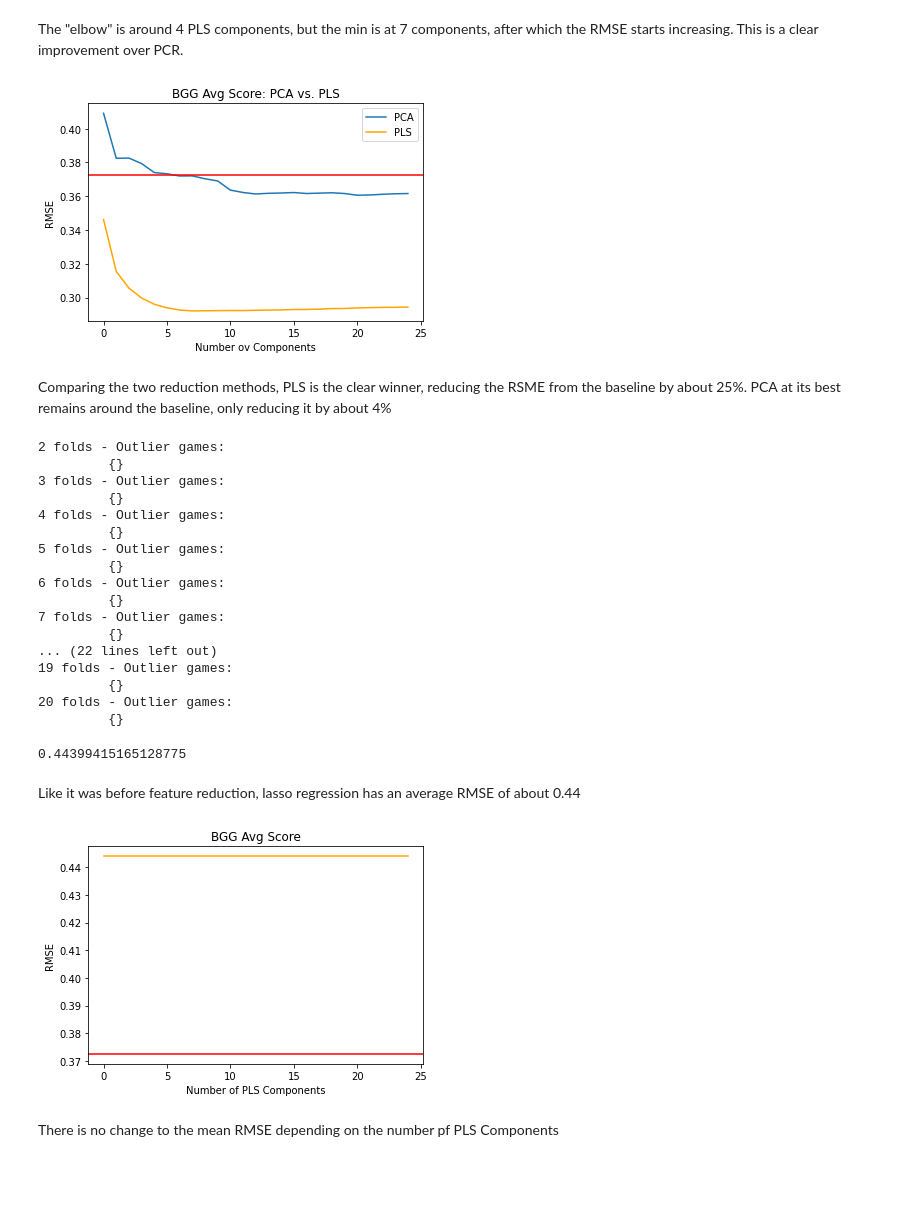
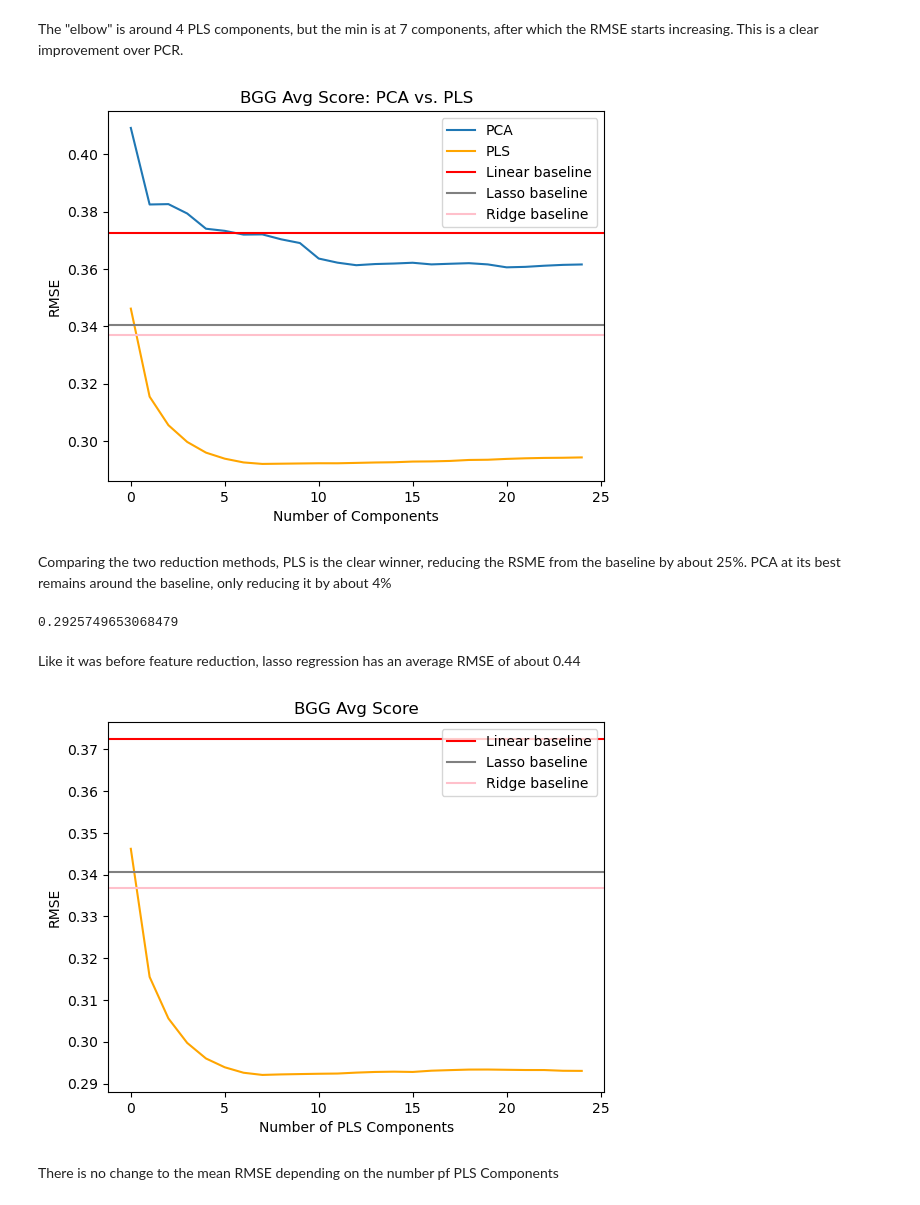
Before and after one commit to haddocksmack/bgg_ml, a Jupyter notebook: BGG_ML.ipynb, the cells around one changed output. Saved outputs shown, nothing was run; the diff lists cells and outputs as text; code cells hidden in the pictures; blank space fills up the shorter version.

```diff
--- a/BGG_ML.ipynb
+++ b/BGG_ML.ipynb
@@ -326,0 +315,12 @@ All games receive a resonable predictive score with PRC
+# %%
+# Try it with Lasso regression
+pca = PCA(random_state=42)
+
+X_reduced = pca.fit_transform(scale(X_train))
+
+pca_rmses = []
+
+#Check the first 25 principle components for RMSE
+for i in np.arange(1,26):
+    rmse = kfold_validate_score(X_reduced[:,:i], y_train, model=ridge)
+    pca_rmses.append(rmse)
@@ -340,7 +354,7 @@ rmse_pls
 # %% [markdown]
 The RMSE is now below 0.30. This is a clear improvement using PLS.
 # %%
-pls_rmses = []
+linear_pls_rmses = []
 
 #Check 1-25 PLS components for RMSE
 for i in np.arange(1,26):
@@ -351,5 +365,5 @@ for i in np.arange(1,26):
 
     rmse = kfold_validate_score(X_train_pls, y_train)
 
-    pls_rmses.append(rmse)
+    linear_pls_rmses.append(rmse)
 # %%
@@ -365,51 +384,31 @@ plt.title('BGG Avg Score');
 The "elbow" is around 4 PLS components, but the min is at 7 components, after which the RMSE starts increasing. This is a clear improvement over PCR.
 # %%
 plt.plot(pca_rmses, label='PCA')
-plt.plot(pls_rmses, label='PLS', color='orange')
-plt.axhline(rmse_no_tele, color='r')
+plt.plot(linear_pls_rmses, label='PLS', color='orange')
+
+# add baselines
+plt.axhline(rmse_no_tele, color='r', label='Linear baseline')
+plt.axhline(lasso_rmse, color='grey', label='Lasso baseline')
+plt.axhline(ridge_rmse, color='pink', label='Ridge baseline')
 
 plt.legend()
-plt.xlabel('Number ov Components')
+plt.xlabel('Number of Components')
 plt.ylabel('RMSE')
 plt.title('BGG Avg Score: PCA vs. PLS');
 # %% [output]
-[figure, old version]
+[figure, new version]
 # %% [markdown]
 Comparing the two reduction methods, PLS is the clear winner, reducing the RSME from the baseline by about 25%. PCA at its best remains around the baseline, only reducing it by about 4%
 # %%
 pls = PLSRegression(n_components=7)
 X_train_pls = pls.fit(X_train, y_train)
 X_train_pls = pls.transform(X_train)
-# %%
-# find if there are outlier games in different k-folds
-for i in range(2, 21):
-    outliers = find_outlier_games(X_train_pls, y_train, names, i)
-    print(f'{i} folds - Outlier games:')
-    print('\t', outliers)
-# %% [output]
-2 folds - Outlier games:
-         {}
-3 folds - Outlier games:
-         {}
-4 folds - Outlier games:
-         {}
-5 folds - Outlier games:
-         {}
-6 folds - Outlier games:
-         {}
-7 folds - Outlier games:
-         {}
-... (22 lines left out)
-19 folds - Outlier games:
-         {}
-20 folds - Outlier games:
-         {}
 # %%
 # PLS regression with 7 components - Lasso regression model
-rmse_pls_lasso = kfold_validate_score(X_train_pls, y_train, model=Lasso())
+rmse_pls_lasso = kfold_validate_score(X_train_pls, y_train, model=lasso)
 rmse_pls_lasso
 # %% [output]
-0.44399415165128775
+0.2925749653068479
 # %% [markdown]
 Like it was before feature reduction, lasso regression has an average RMSE of about 0.44
 # %%
@@ -422,17 +421,23 @@ for i in np.arange(1,26):
     X_train_pls = pls.fit(X_train, y_train)
     X_train_pls = pls.transform(X_train)
 
-    rmse = kfold_validate_score(X_train_pls, y_train, model=Lasso())
+    rmse = kfold_validate_score(X_train_pls, y_train, model=lasso)
 
     pls_lasso_rmses.append(rmse)
 # %%
-plt.plot(pls_lasso_rmses, label='PLS', color='orange')
-plt.axhline(rmse_no_tele, color='r')
+plt.plot(pls_lasso_rmses, color='orange')
+
+# add baselines
+plt.axhline(rmse_no_tele, color='r', label='Linear baseline')
+plt.axhline(lasso_rmse, color='grey', label='Lasso baseline')
+plt.axhline(ridge_rmse, color='pink', label='Ridge baseline')
+
+plt.legend()
 
 plt.xlabel('Number of PLS Components')
 plt.ylabel('RMSE')
 plt.title('BGG Avg Score');
 # %% [output]
-[figure, old version]
+[figure, new version]
 # %% [markdown]
 There is no change to the mean RMSE depending on the number pf PLS Components
```
Also changed, not shown: parts of 39 cells of this notebook, 1 other file.
